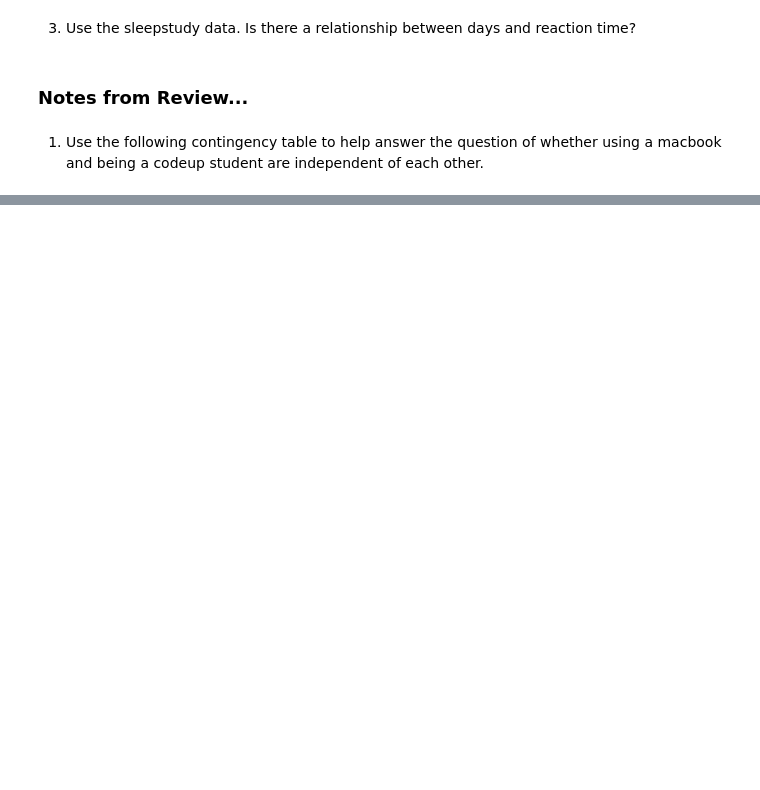
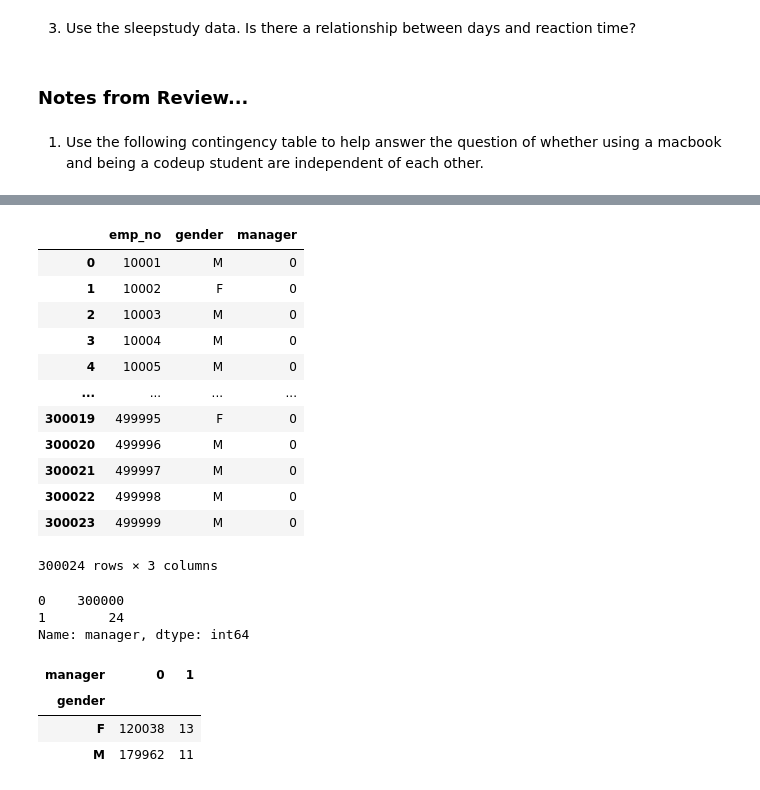
Before and after one commit to Tyler-Applegate/statistics-exercises, a Jupyter notebook: hypothesis_testing.ipynb, the cells around one changed output, grey strips where cells are left out. Cells and saved outputs as stored; diff of their text form; code cells hidden in the pictures; blank space fills up the shorter version.

```diff
--- a/hypothesis_testing.ipynb
+++ b/hypothesis_testing.ipynb
@@ -685,0 +924,20 @@ print(f'p     = {p:.4f}')
+# %%
+mgr_gender = mgr_gender.fillna(0)
+# %%
+mgr_gender = mgr_gender.rename(columns={'dept_no': 'manager'})
+# %%
+mgr_gender
+# %% [output]
+|  | emp_no | gender | manager |
+| 0 | 10001 | M | 0 |
+| 1 | 10002 | F | 0 |
+| 2 | 10003 | M | 0 |
+| 3 | 10004 | M | 0 |
+| 4 | 10005 | M | 0 |
+| ... | ... | ... | ... |
+| 300019 | 499995 | F | 0 |
+| 300020 | 499996 | M | 0 |
+| 300021 | 499997 | M | 0 |
+| 300022 | 499998 | M | 0 |
+| 300023 | 499999 | M | 0 |
+300024 rows × 3 columns
@@ -685,0 +946,6 @@ print(f'p     = {p:.4f}')
+# %%
+mgr_gender['manager'].value_counts()
+# %% [output]
+0    300000
+1        24
+Name: manager, dtype: int64
@@ -685,0 +954,7 @@ print(f'p     = {p:.4f}')
+# %%
+observed7
+# %% [output]
+| manager | 0 | 1 |
+| gender |  |  |
+| F | 120038 | 13 |
+| M | 179962 | 11 |
```
Also changed, not shown: parts of 46 cells of this notebook.
